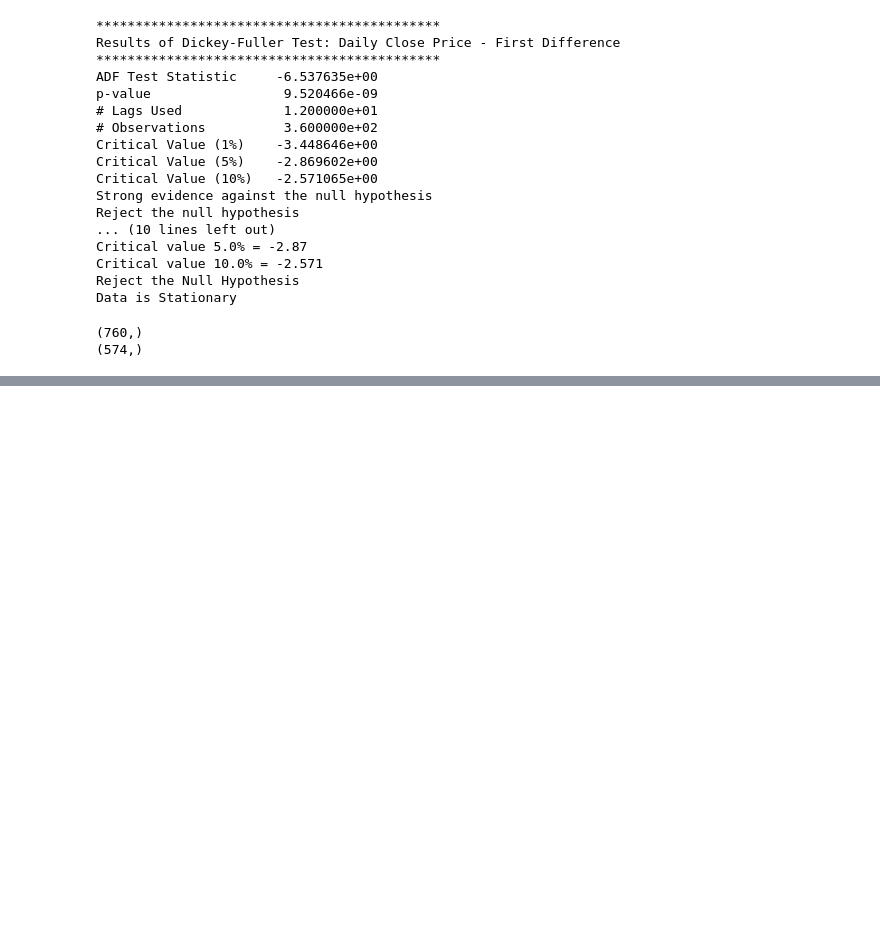
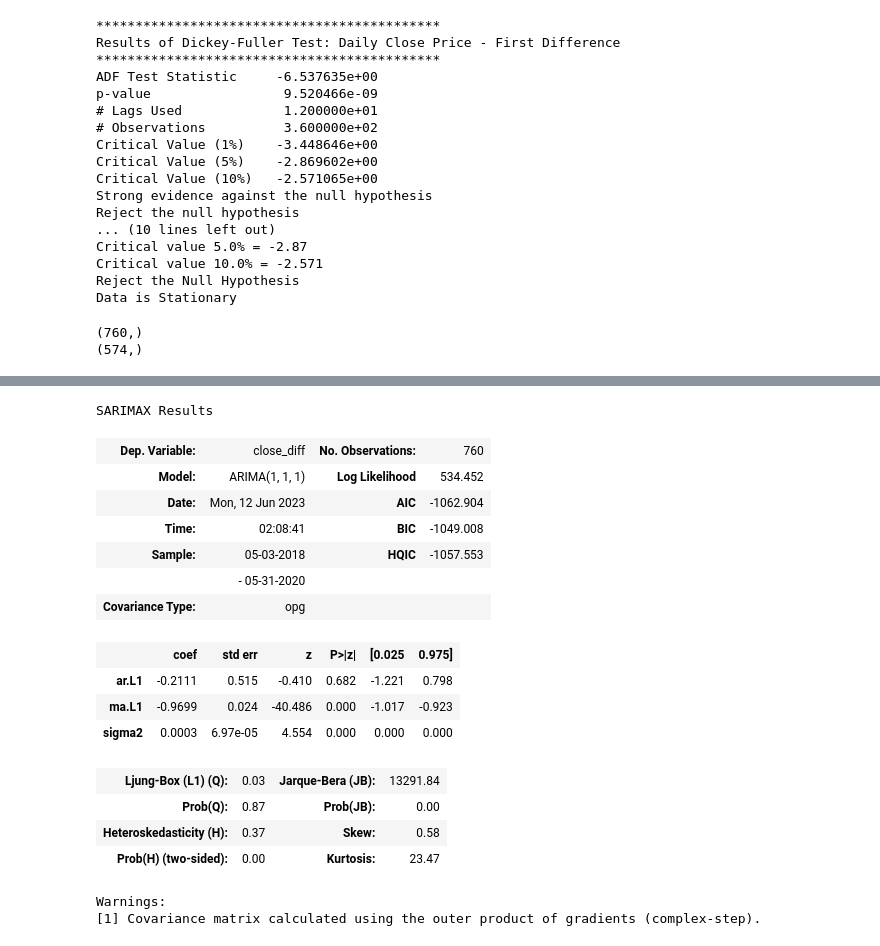
Before and after one commit to ashioyajotham/Quant, a Jupyter notebook: Timeseries Analysis/crypto-ai/crypto_ai.ipynb, the cells around one changed output, grey strips where cells are left out. Saved outputs shown, nothing was run; the diff lists cells and outputs as text; code cells hidden in the pictures; blank space fills up the shorter version.

```diff
--- a/Timeseries Analysis/crypto-ai/crypto_ai.ipynb
+++ b/Timeseries Analysis/crypto-ai/crypto_ai.ipynb
@@ -467,0 +474,25 @@ print(test.shape)
+# %%
+# ARIMA
+from statsmodels.tsa.arima.model import ARIMA
+model = ARIMA(train, order=(1, 1, 1))
+results = model.fit()
+results.summary()
+# %% [output]
+SARIMAX Results
+| Dep. Variable: | close_diff | No. Observations: | 760 |
+| Model: | ARIMA(1, 1, 1) | Log Likelihood | 534.452 |
+| Date: | Mon, 12 Jun 2023 | AIC | -1062.904 |
+| Time: | 02:08:41 | BIC | -1049.008 |
+| Sample: | 05-03-2018 | HQIC | -1057.553 |
+|  | - 05-31-2020 |  |  |
+| Covariance Type: | opg |  |  |
+|  | coef | std err | z | P>|z| | [0.025 | 0.975] |
+| ar.L1 | -0.2111 | 0.515 | -0.410 | 0.682 | -1.221 | 0.798 |
+| ma.L1 | -0.9699 | 0.024 | -40.486 | 0.000 | -1.017 | -0.923 |
+| sigma2 | 0.0003 | 6.97e-05 | 4.554 | 0.000 | 0.000 | 0.000 |
+| Ljung-Box (L1) (Q): | 0.03 | Jarque-Bera (JB): | 13291.84 |
+| Prob(Q): | 0.87 | Prob(JB): | 0.00 |
+| Heteroskedasticity (H): | 0.37 | Skew: | 0.58 |
+| Prob(H) (two-sided): | 0.00 | Kurtosis: | 23.47 |
+Warnings:
+[1] Covariance matrix calculated using the outer product of gradients (complex-step).
```
Also changed, not shown: parts of 2 cells of this notebook.
